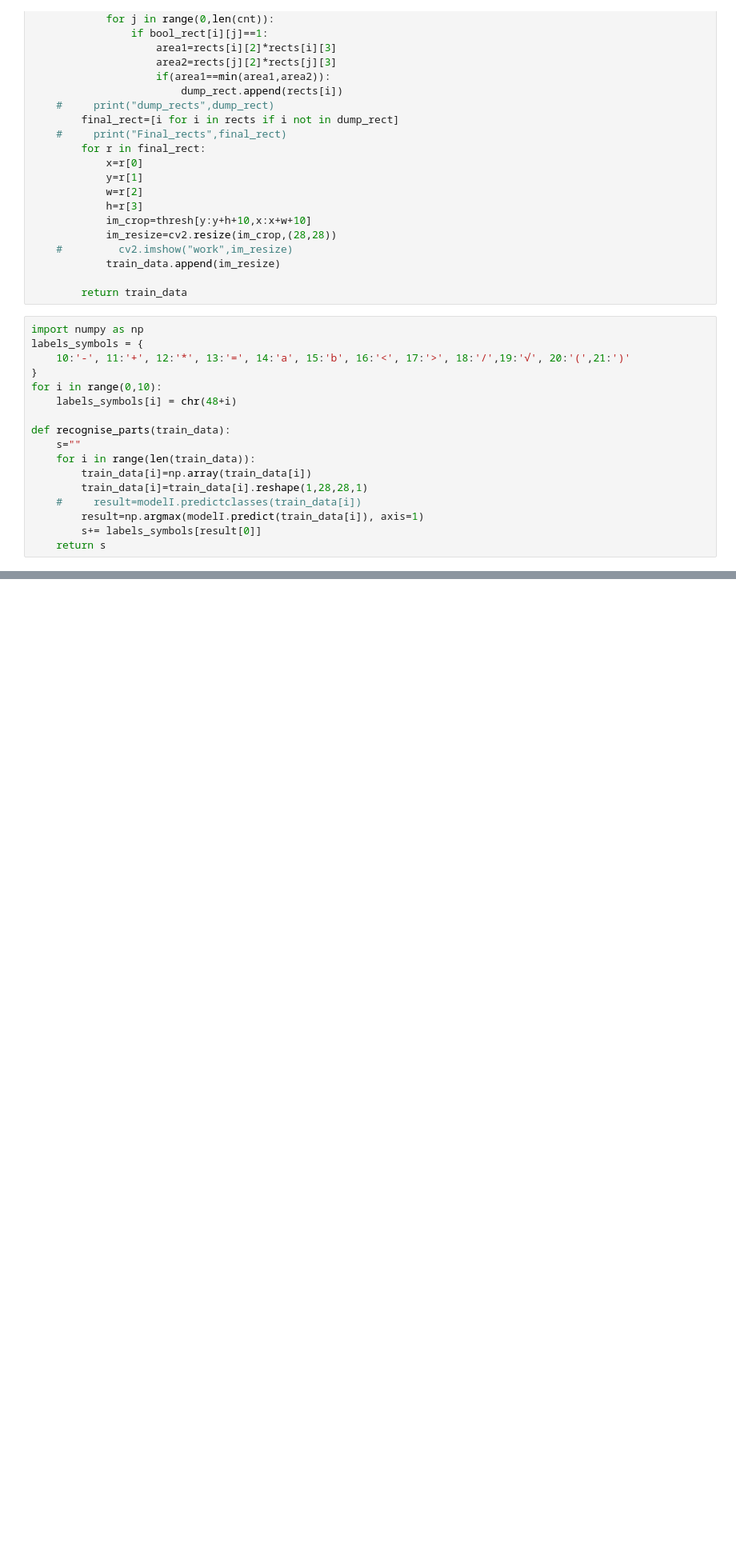
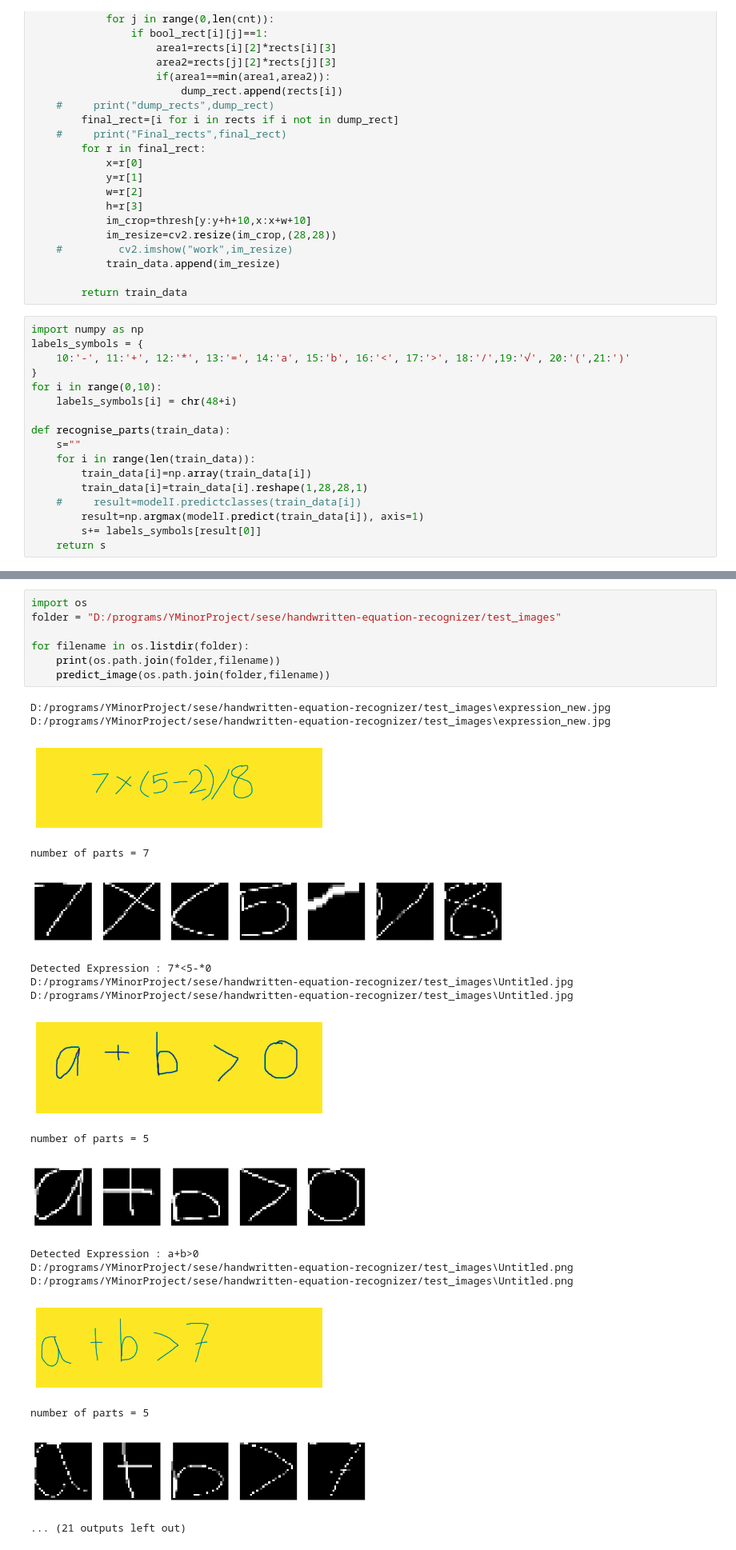
Before and after one commit to MinorProject-BCTAB075/Minor-project, a Jupyter notebook: Predict.ipynb, the cells around one changed output, grey strips where cells are left out. Shown: that part at 80% size. Saved outputs shown, nothing was run; the diff lists cells and outputs as text; blank space fills up the shorter version.

```diff
--- a/Predict.ipynb
+++ b/Predict.ipynb
@@ -119,0 +126,26 @@ Detected Expression : a+b20
+# %%
+import os
+folder = "D:/programs/YMinorProject/sese/handwritten-equation-recognizer/test_images"
+
+for filename in os.listdir(folder):
+    print(os.path.join(folder,filename))
+    predict_image(os.path.join(folder,filename))
+# %% [output]
+D:/programs/YMinorProject/sese/handwritten-equation-recognizer/test_images\expression_new.jpg
+D:/programs/YMinorProject/sese/handwritten-equation-recognizer/test_images\expression_new.jpg
+[figure, added]
+number of parts = 7
+[figure, added]
+Detected Expression : 7*<5-*0
+D:/programs/YMinorProject/sese/handwritten-equation-recognizer/test_images\Untitled.jpg
+D:/programs/YMinorProject/sese/handwritten-equation-recognizer/test_images\Untitled.jpg
+[figure, added]
+number of parts = 5
+[figure, added]
+Detected Expression : a+b>0
+D:/programs/YMinorProject/sese/handwritten-equation-recognizer/test_images\Untitled.png
+D:/programs/YMinorProject/sese/handwritten-equation-recognizer/test_images\Untitled.png
+[figure, added]
+number of parts = 5
+[figure, added]
+... (21 outputs left out)
```
Also changed, not shown: parts of 4 cells of this notebook.
